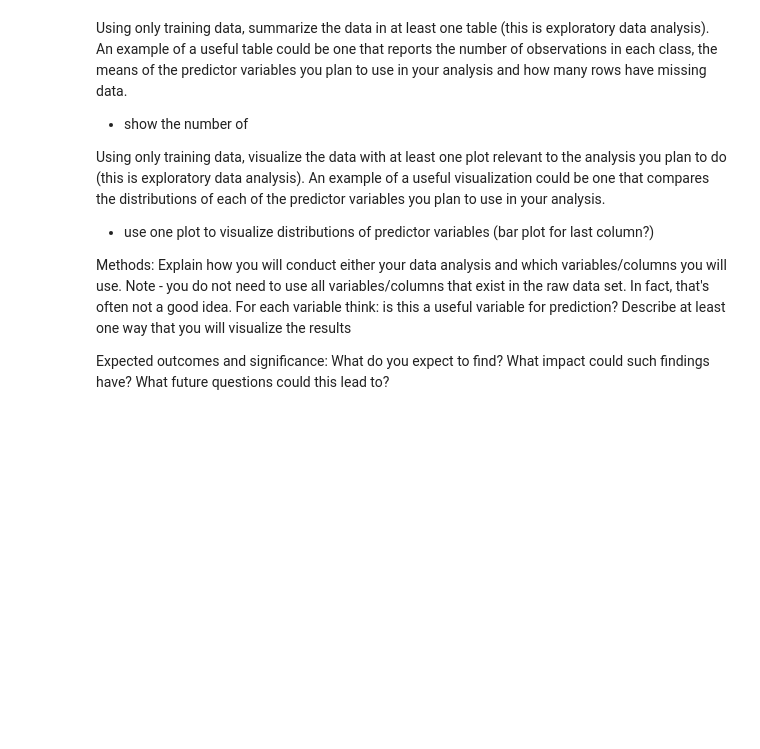
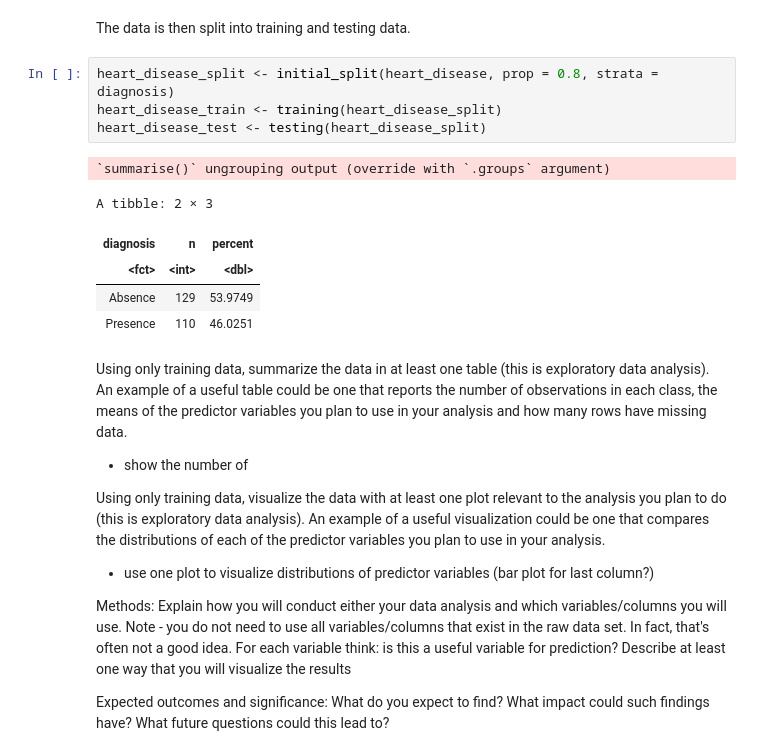
Before and after one commit to meleongg/dsci-100-project, a Jupyter notebook: project.ipynb, the cells around one changed output. Cells and saved outputs as stored; diff of their text form; blank space fills up the shorter version.

```diff
--- a/project.ipynb
+++ b/project.ipynb
@@ -159,3 +195,16 @@ A tibble: 1 × 1
+# %% [markdown]
+The data is then split into training and testing data.
+# %%
+heart_disease_split <- initial_split(heart_disease, prop = 0.8, strata = diagnosis)
+heart_disease_train <- training(heart_disease_split)
+heart_disease_test <- testing(heart_disease_split)
+# %% [output]
+`summarise()` ungrouping output (override with `.groups` argument)
+A tibble: 2 × 3
+| diagnosis | n | percent |
+| <fct> | <int> | <dbl> |
+| Absence | 129 | 53.9749 |
+| Presence | 110 | 46.0251 |
 # %% [markdown]
 Using only training data, summarize the data in at least one table (this is exploratory data analysis). An example of a useful table could be one that reports the number of observations in each class, the means of the predictor variables you plan to use in your analysis and how many rows have missing data.
 - show the number of
```
Also changed, not shown: parts of 15 cells of this notebook.
